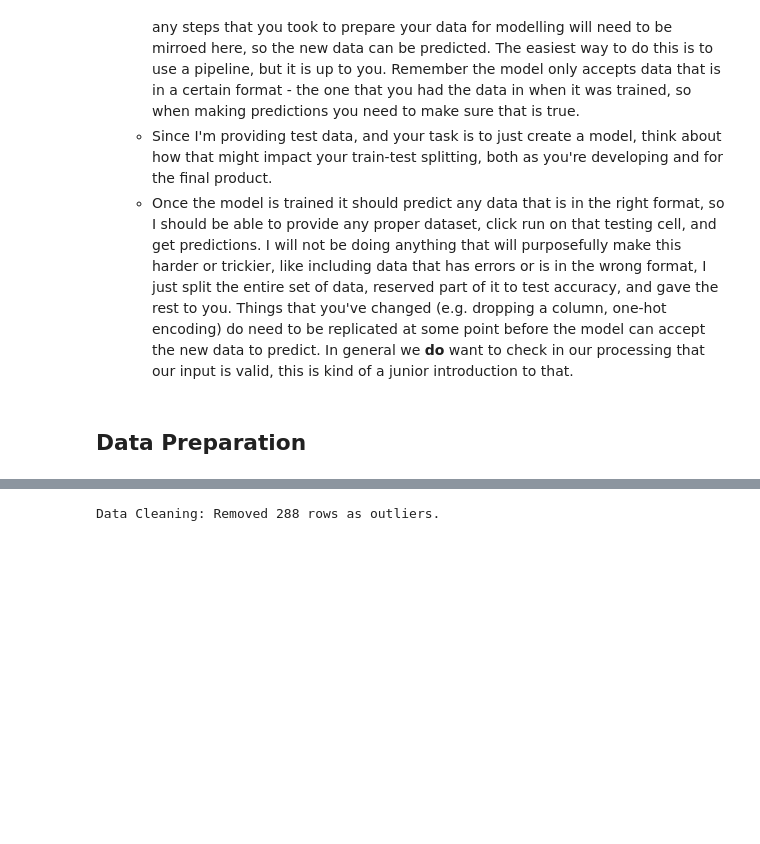
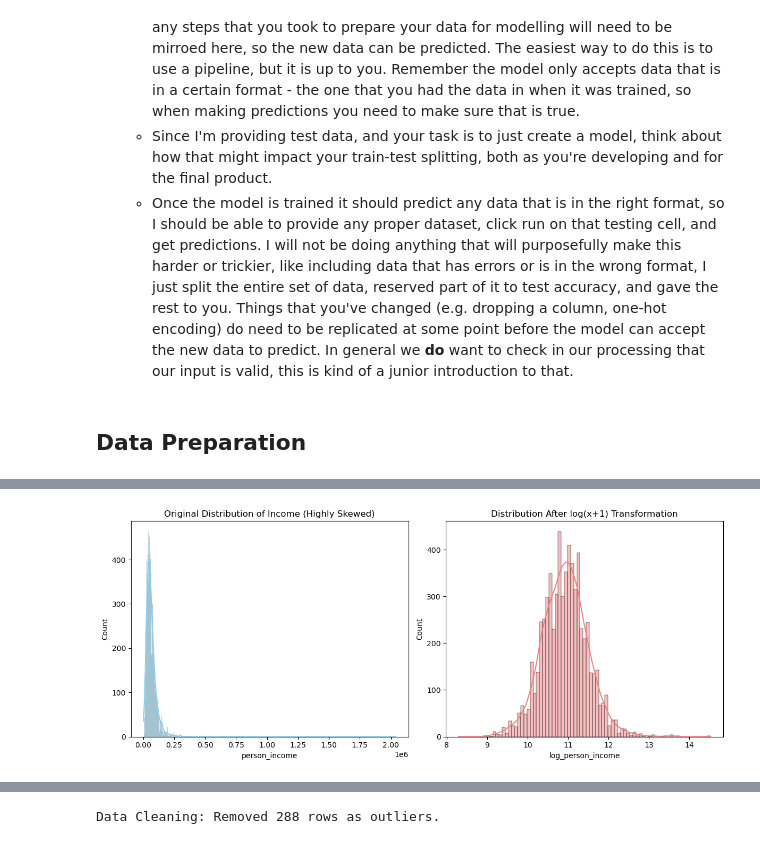
Before and after one commit to smalona1/BSIP_Assignment_4_Students, a Jupyter notebook: START_Asn_4.ipynb, the cells around one changed output, grey strips where cells are left out. Cells and saved outputs as stored; diff of their text form; code cells hidden in the pictures; blank space fills up the shorter version.

```diff
--- a/START_Asn_4.ipynb
+++ b/START_Asn_4.ipynb
@@ -72,3 +72,30 @@ df['loan_int_rate'] = df['loan_int_rate'].fillna(df['loan_int_rate'].median())
 # %%
 # Drop irrelevant/redundant columns
 df = df.drop(columns=['Unnamed: 0', 'loan_grade'])
+# %%
+# --- Load and Clean Raw Data (Only imputation for this plot) ---
+df_raw = pd.read_csv('test copy.csv')
+df_raw['person_emp_length'] = df_raw['person_emp_length'].fillna(df_raw['person_emp_length'].median())
+df_raw['loan_int_rate'] = df_raw['loan_int_rate'].fillna(df_raw['loan_int_rate'].median())
+
+# Apply log transform to show the effect
+df_raw['log_person_income'] = np.log1p(df_raw['person_income'])
+# %%
+# --- Generate Plot ---
+fig, axes = plt.subplots(1, 2, figsize=(12, 5))
+
+# Original Skewed Feature
+sns.histplot(df_raw['person_income'], kde=True, ax=axes[0], color='skyblue')
+axes[0].set_title('Original Distribution of Income (Highly Skewed)')
+axes[0].set_xlabel('person_income')
+
+# Log-Transformed Feature
+sns.histplot(df_raw['log_person_income'], kde=True, ax=axes[1], color='lightcoral')
+axes[1].set_title('Distribution After log(x+1) Transformation')
+axes[1].set_xlabel('log_person_income')
+
+plt.tight_layout()
+plt.savefig('histograms_log_transform_rationale.png')
+plt.show()
+# %% [output]
+[figure, added]
```
Also changed, not shown: parts of 6 cells of this notebook, 3 other files.
